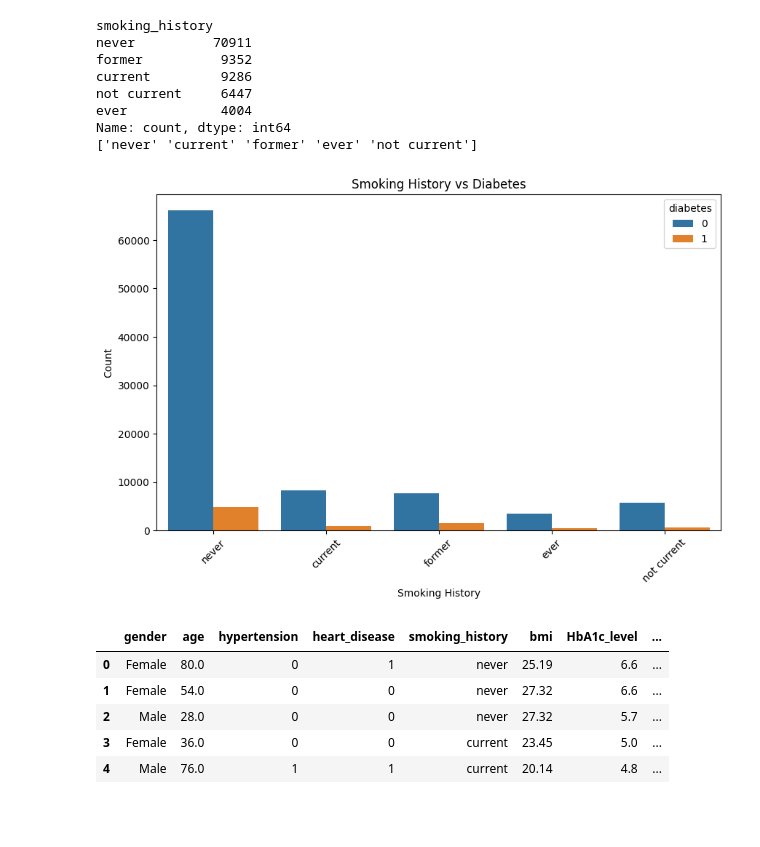
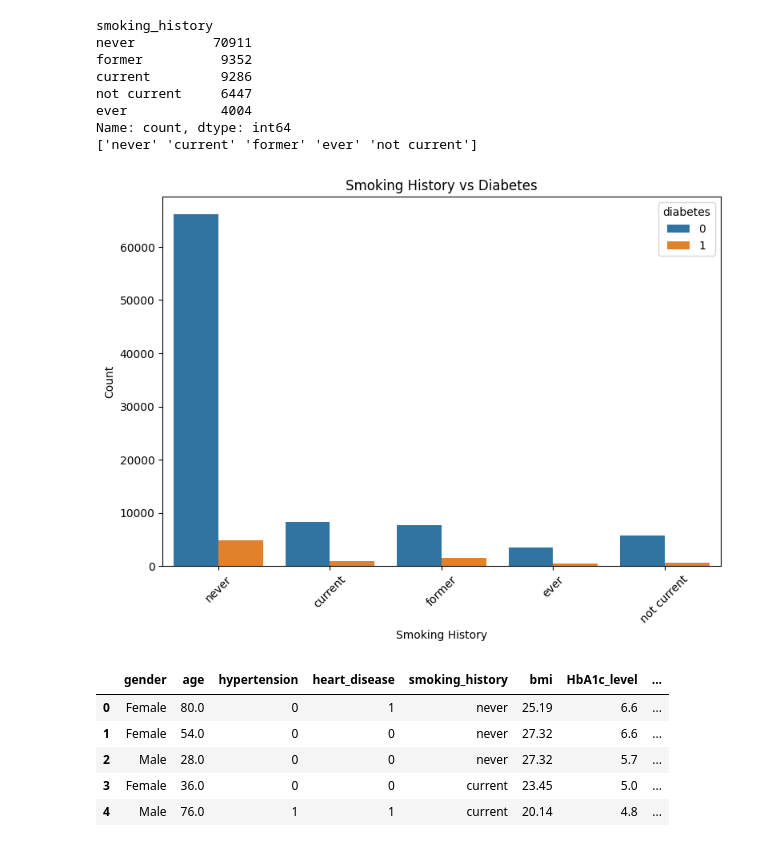
Before and after one commit to santoshkimandi/Dissertation_RMSE_CURVE, a Jupyter notebook: Predicting_Diabetes_using_Machine_Learning_Models.ipynb, the cells around one changed output. Drawn from its saved outputs; the diff is of its cells as text; code cells hidden in the pictures; blank space fills up the shorter version.

```diff
--- a/Predicting_Diabetes_using_Machine_Learning_Models.ipynb
+++ b/Predicting_Diabetes_using_Machine_Learning_Models.ipynb
@@ -168,15 +163,15 @@ Name: count, dtype: int64
 ['never' 'current' 'former' 'ever' 'not current']
 # %%
 # Plot smoking history vs diabetes
-plt.figure(figsize=(10, 6))
+plt.figure(figsize=(9, 6))
 sns.countplot(x='smoking_history', hue='diabetes', data=df)
 plt.title('Smoking History vs Diabetes')
 plt.xlabel('Smoking History')
 plt.ylabel('Count')
 plt.xticks(rotation=45)
 plt.show()
 # %% [output]
-[figure, old version]
+[figure, new version]
 # %%
 # Feature Engineering
 # Create a new feature: Age Group
```
Also changed, not shown: parts of 7 cells of this notebook.
